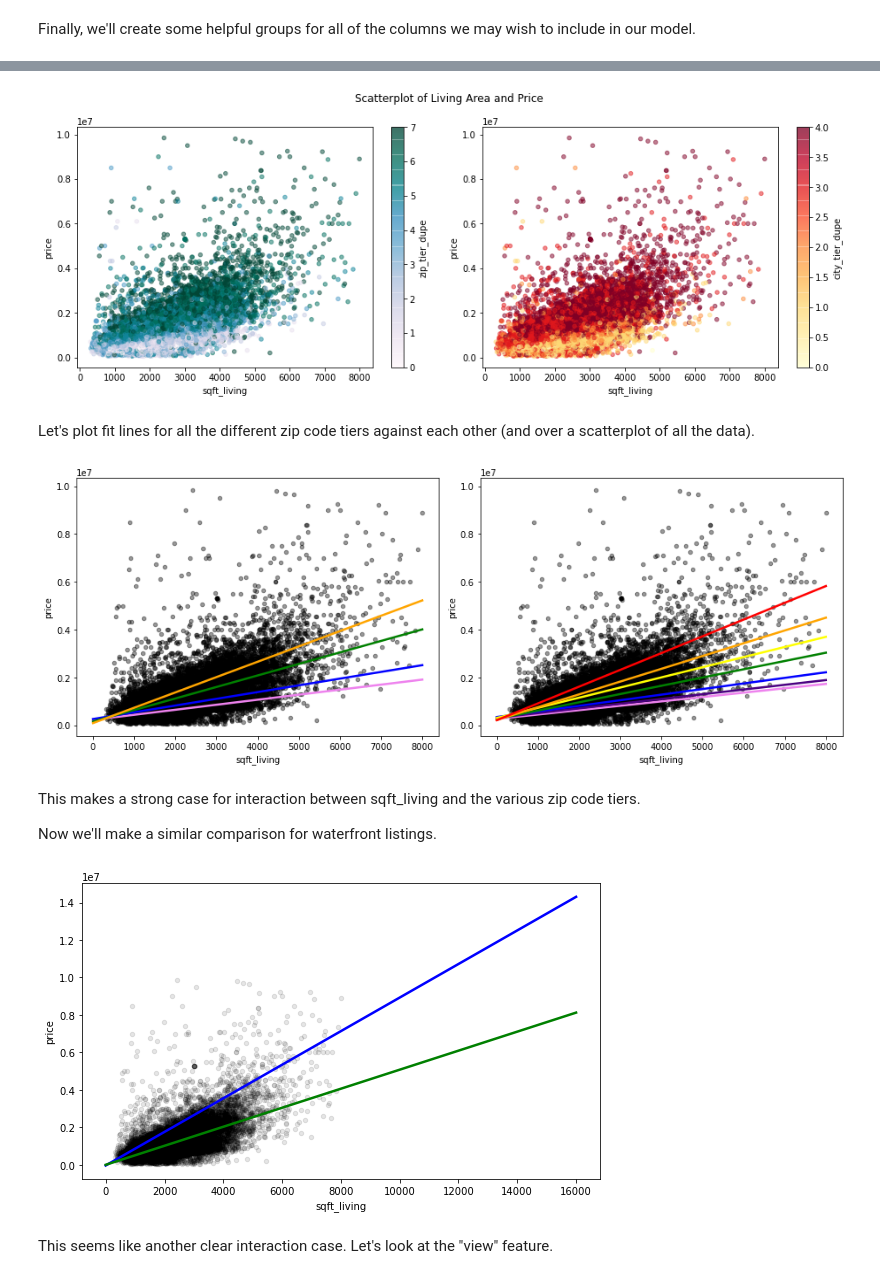
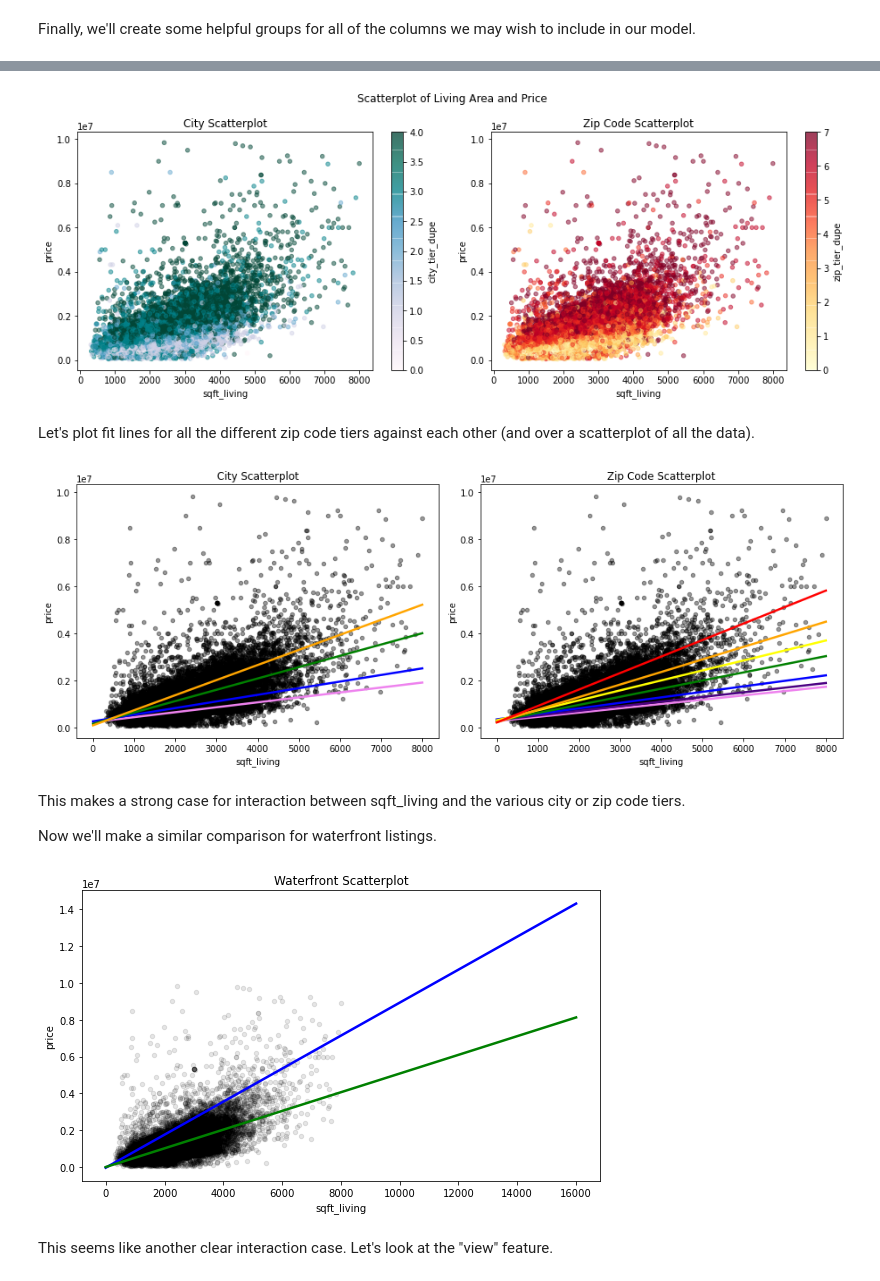
Before and after one commit to aarongalbraith/flatiron-phase2-project, a Jupyter notebook: project notebook.ipynb, the cells around one changed output, grey strips where cells are left out. Saved outputs shown, nothing was run; the diff lists cells and outputs as text; code cells hidden in the pictures.

```diff
--- a/project notebook.ipynb
+++ b/project notebook.ipynb
@@ -1341,21 +1381,25 @@ We can isolate one of the lower zip code tiers with the highest and see that the
 # %%
 fig, (ax1, ax2) = plt.subplots(ncols = 2, figsize=(13,5))
 
-df.plot.scatter(x='sqft_living', y='price', c='zip_tier_dupe', cmap='PuBuGn', alpha=0.5, ax=ax1)
+df.plot.scatter(x='sqft_living', y='price', c='city_tier_dupe', cmap='PuBuGn', alpha=0.5, ax=ax1,
+                title='City Scatterplot')
 
-df.plot.scatter(x='sqft_living', y='price', c='city_tier_dupe', cmap='YlOrRd', alpha=0.5, ax=ax2)
+df.plot.scatter(x='sqft_living', y='price', c='zip_tier_dupe', cmap='YlOrRd', alpha=0.5, ax=ax2,
+               title='Zip Code Scatterplot')
 
 fig.suptitle('Scatterplot of Living Area and Price')
 
 fig.tight_layout();
 # %% [output]
-[figure, old version]
+[figure, new version]
 # %% [markdown]
 Let's plot fit lines for all the different zip code tiers against each other (and over a scatterplot of all the data).
 # %%
 fig, (ax1, ax2) = plt.subplots(ncols = 2, figsize=(13,5))
-df.plot.scatter(x='sqft_living', y='price', alpha=0.4, ax=ax1, color='black')
-df.plot.scatter(x='sqft_living', y='price', alpha=0.4, ax=ax2, color='black')
+df.plot.scatter(x='sqft_living', y='price', alpha=0.4, ax=ax1, color='black',
+                title='City Scatterplot')
+df.plot.scatter(x='sqft_living', y='price', alpha=0.4, ax=ax2, color='black',
+                title='Zip Code Scatterplot')
 
 xseq = np.linspace(0, 8000, num=100)
 
@@ -1403,14 +1447,14 @@ ax2.plot(xseq, a7 + b7 * xseq, color='red', lw=2.5)
 
 fig.tight_layout();
 # %% [output]
-[figure, old version]
+[figure, new version]
 # %% [markdown]
-This makes a strong case for interaction between sqft_living and the various zip code tiers.
+This makes a strong case for interaction between sqft_living and the various city or zip code tiers.
 
 Now we'll make a similar comparison for waterfront listings.
 # %%
 fig, ax = plt.subplots(figsize=(8,5))
-df.plot.scatter(x='sqft_living', y='price', alpha=0.1, ax=ax, color='black')
+df.plot.scatter(x='sqft_living', y='price', alpha=0.1, ax=ax, color='black', title='Waterfront Scatterplot')
 
 xseq = np.linspace(0, 16000, num=100)
 
@@ -1427,7 +1471,7 @@ ax.plot(xseq, a2 + b2 * xseq, color='green', lw=2.5)
 
 fig.tight_layout();
 # %% [output]
-[figure, old version]
+[figure, new version]
 # %% [markdown]
 This seems like another clear interaction case. Let's look at the "view" feature.
 # %%
```
Also changed, not shown: parts of 152 cells of this notebook, 4 other files.
